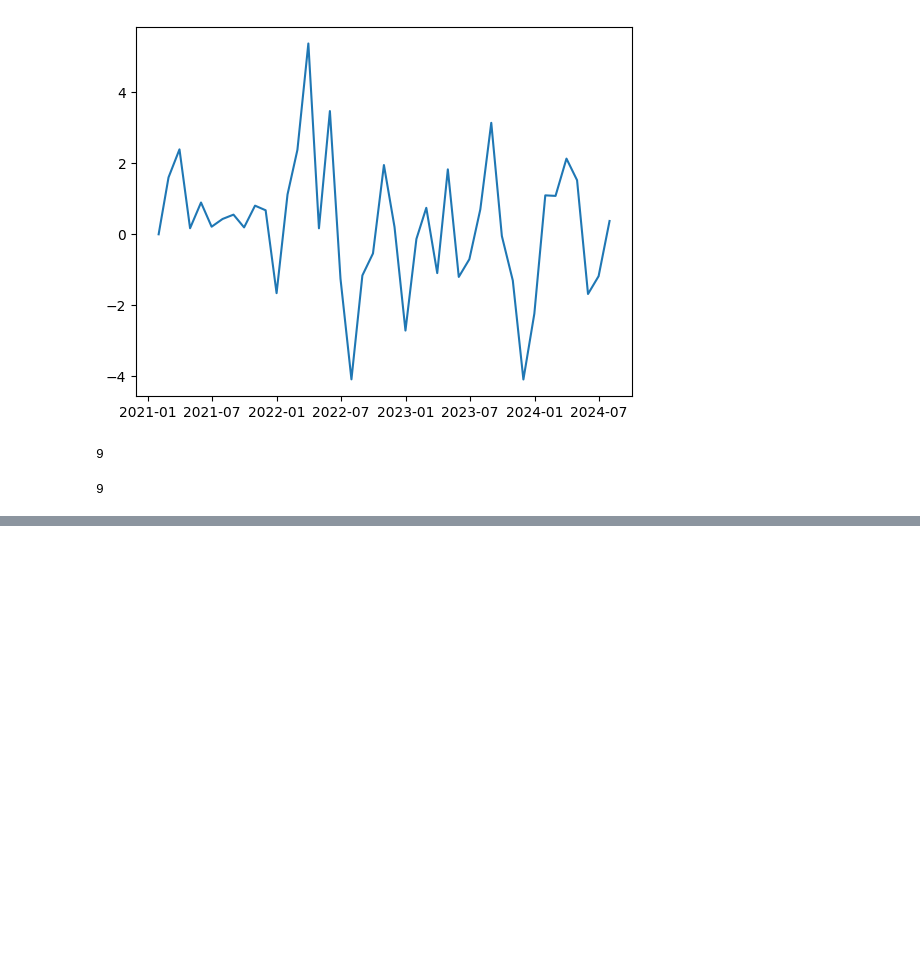
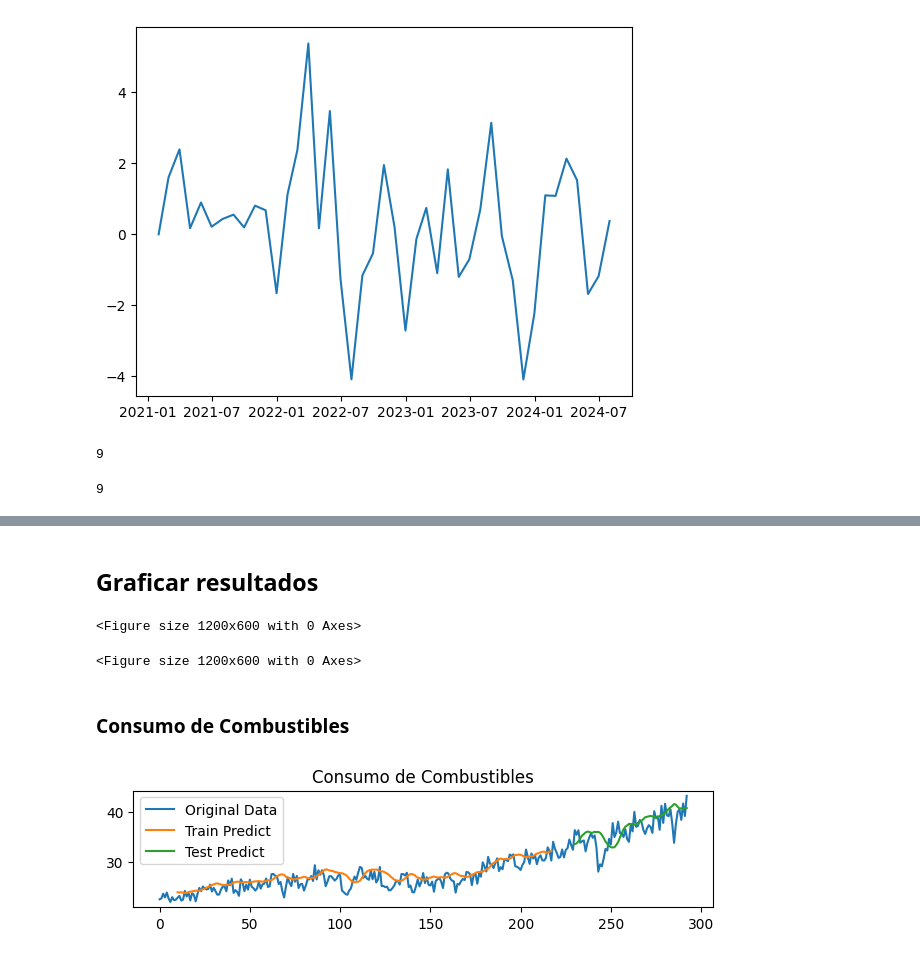
Before and after one commit to SofiLam13/Lab3-DataScience-, a Jupyter notebook: Lab3(Data_Science).ipynb, the cells around one changed output, grey strips where cells are left out. Cells and saved outputs as stored; diff of their text form; code cells hidden in the pictures; blank space fills up the shorter version.

Commit message:
Second model

```diff
--- a/Lab3(Data_Science).ipynb
+++ b/Lab3(Data_Science).ipynb
@@ -594,0 +652,3 @@ plt.plot(df_test_p)
+# %%
+#Preprocesar los datos
+scaler = MinMaxScaler(feature_range=(0, 1))
@@ -594,0 +721,9 @@ plt.plot(df_test_p)
+# %%
+#Crear y entrenar los modelos
+consumoModel = createLSTMmodel()
+importacionModel = createLSTMmodel()
+preciosPromedioModel = createLSTMmodel()
+
+consumoModel.fit(X_train_con, y_train_con, batch_size=1, epochs=1)
+importacionModel.fit(X_train_imp, y_train_imp, batch_size=1, epochs=1)
+preciosPromedioModel.fit(X_train_pre, y_train_pre, batch_size=1, epochs=1)
@@ -594,0 +735,10 @@ plt.plot(df_test_p)
+# %%
+#Hacer predicciones con los modelos
+train_predict_con = consumoModel.predict(X_train_con)
+test_predict_con = consumoModel.predict(X_test_con)
+
+train_predict_imp = importacionModel.predict(X_train_imp)
+test_predict_imp = importacionModel.predict(X_test_imp)
+
+train_predict_pre = preciosPromedioModel.predict(X_train_pre)
+test_predict_pre = preciosPromedioModel.predict(X_test_pre)
@@ -594,0 +752,31 @@ plt.plot(df_test_p)
+# %%
+#Transformar de vuelta a la escala original
+train_predict_con = scaler.inverse_transform(train_predict_con)
+test_predict_con = scaler.inverse_transform(test_predict_con)
+
+train_predict_imp = scaler.inverse_transform(train_predict_imp)
+test_predict_imp = scaler.inverse_transform(test_predict_imp)
+
+train_predict_pre = scaler.inverse_transform(train_predict_pre)
+test_predict_pre = scaler.inverse_transform(test_predict_pre)
+# %% [markdown]
+## Graficar resultados
+# %%
+plt.figure(figsize=(12, 6))
+# %% [output]
+<Figure size 1200x600 with 0 Axes>
+<Figure size 1200x600 with 0 Axes>
+# %% [markdown]
+### Consumo de Combustibles
+# %%
+plt.subplot(3, 1, 1)
+plt.plot(scaler.inverse_transform(consumoScaled), label='Original Data')
+plt.plot(np.arange(timeStep, timeStep + len(train_predict_con)), train_predict_con, label='Train Predict')
+plt.plot(np.arange(len(consumoScaled) - len(test_predict_con), len(consumoScaled)), test_predict_con, label='Test Predict')
+plt.title('Consumo de Combustibles')
+plt.legend()
+
+plt.tight_layout()
+plt.show()
+# %% [output]
+[figure, added]
```
Also changed, not shown: parts of 42 cells of this notebook.
